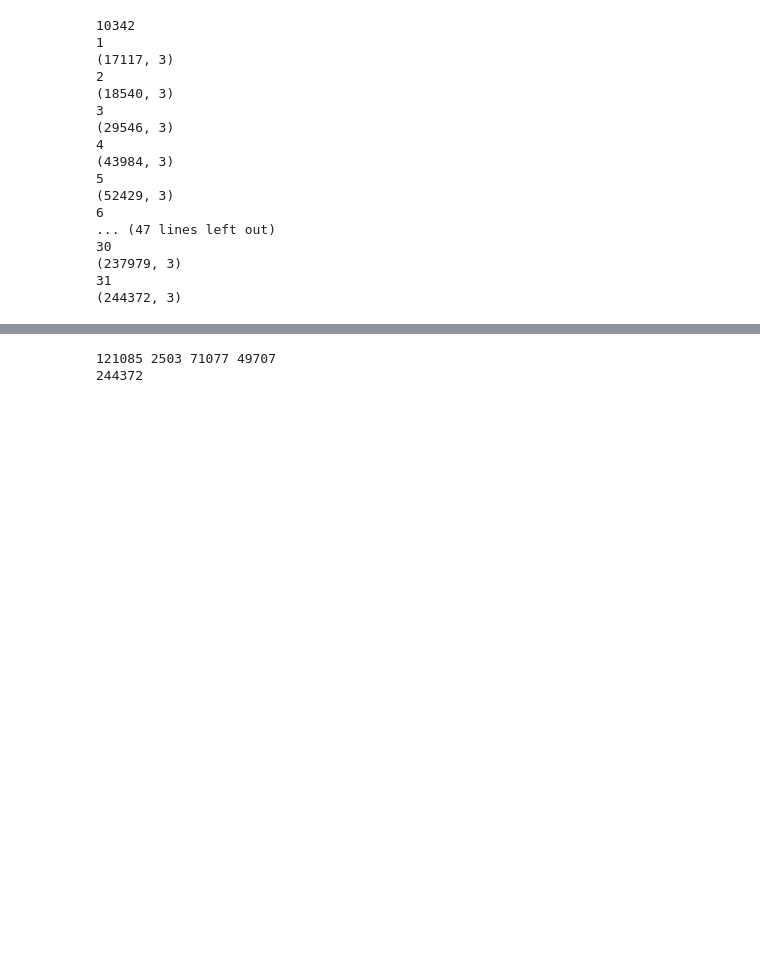
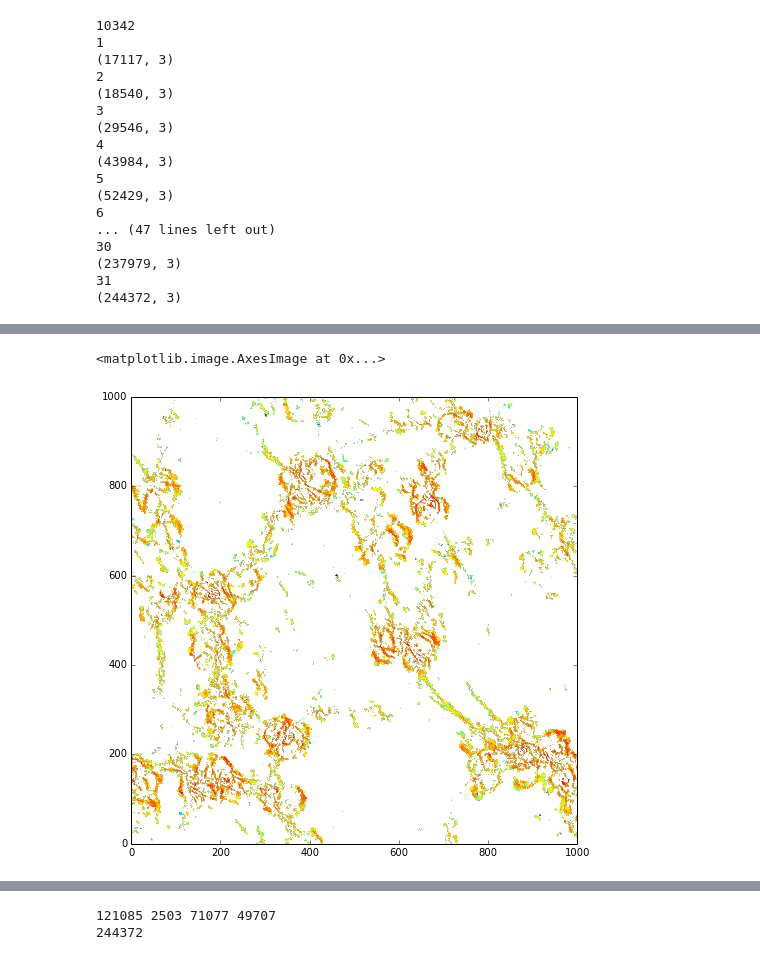
Before and after one commit to forero/ArepoWeb, a Jupyter notebook: src/PlotsCosmicWeb.ipynb, the cells around one changed output, grey strips where cells are left out. Saved outputs shown, nothing was run; the diff lists cells and outputs as text; code cells hidden in the pictures; blank space fills up the shorter version.

```diff
--- a/src/PlotsCosmicWeb.ipynb
+++ b/src/PlotsCosmicWeb.ipynb
@@ -178,0 +179,8 @@ imshow((grid_vorticity.T), extent=(min_x,max_x,min_y,max_y), aspect='equal',orig
+# %%
+in_grid = log10((eigenvalues_gas[:,0] + eigenvalues_gas[:,1] + eigenvalues_gas[:,2]))
+grid_gradient = interpolate_grid(pos_gas, in_grid)
+# %%
+imshow((grid_gradient.T), aspect='equal',origin='lower')
+# %% [output]
+<matplotlib.image.AxesImage at 0x...>
+[figure, added]
```
Also changed, not shown: parts of 19 cells of this notebook.
